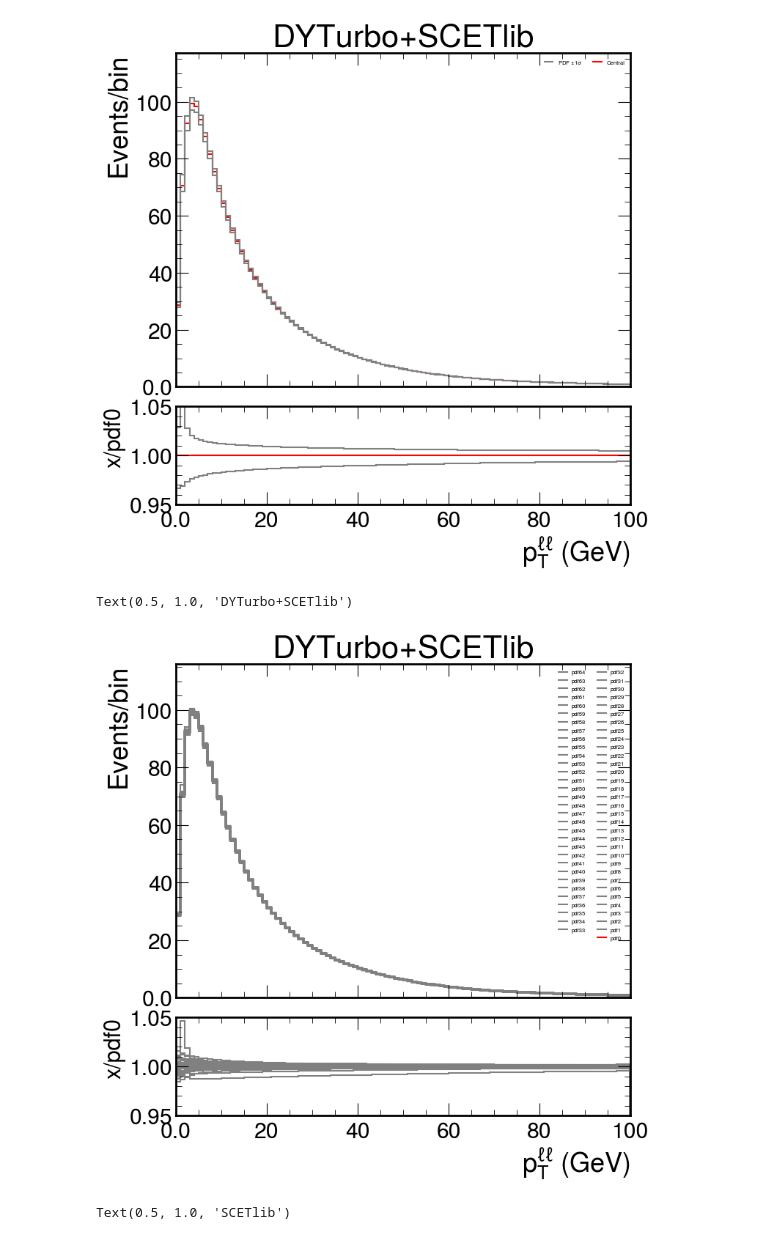
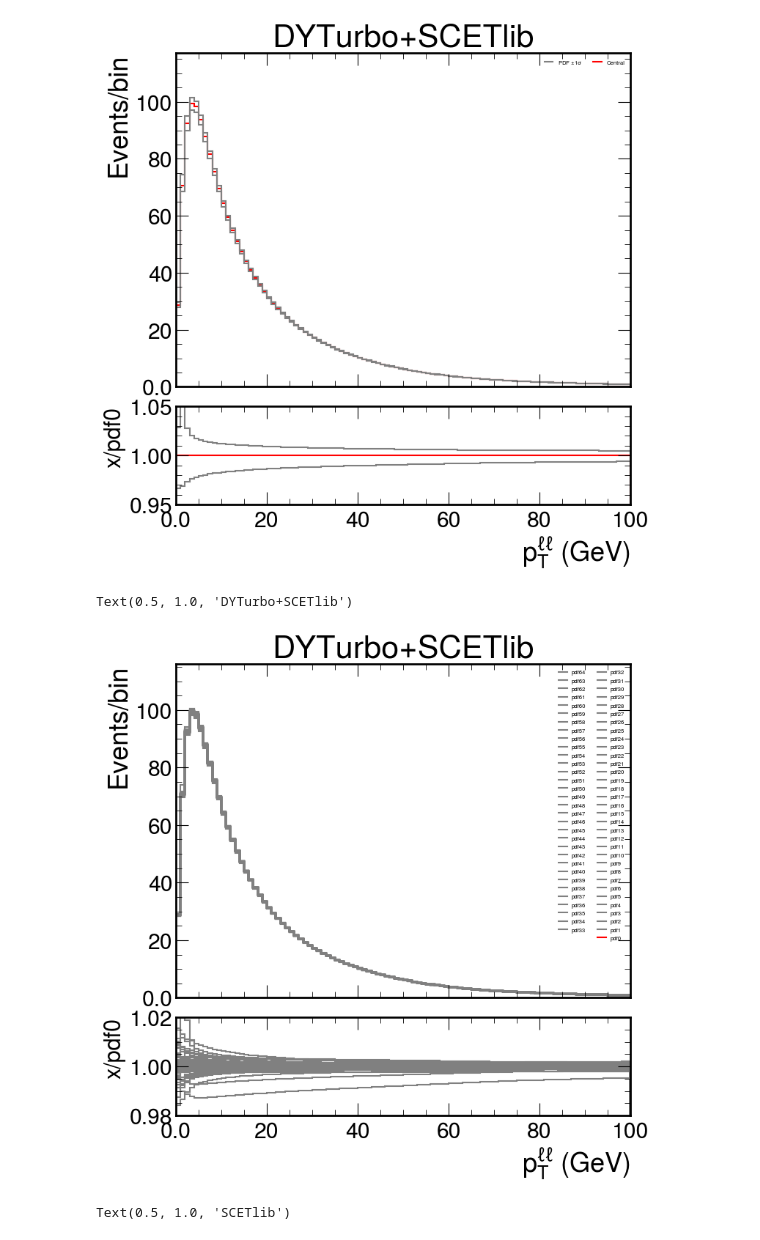
Before and after one commit to bendavid/WRemnants, a Jupyter notebook: notebooks/CompareCorrections.ipynb, the cells around one changed output. Drawn from its saved outputs; the diff is of its cells as text; code cells hidden in the pictures.

```diff
--- a/notebooks/CompareCorrections.ipynb
+++ b/notebooks/CompareCorrections.ipynb
@@ -382,22 +382,22 @@ Text(0.5, 1.0, 'DYTurbo+SCETlib')
 # %%
 fig = plot_tools.makePlotWithRatioToRef(
             [
                 dyturbo_scetlib_pdf[{"vars" : x}].project("qT") for x in dyturbo_scetlib_pdf.axes["vars"]
             ],
             labels=list(dyturbo_scetlib_pdf.axes["vars"]),
             colors=["red"]+(["grey"]*len(dyturbo_scetlib_pdf.axes["vars"]))[:-1],
             #linestyles=["solid", "solid", "solid", "dashed", "dashdot", "solid", "solid"],
             xlabel=r"$p_{T}^{\ell\ell}$ (GeV)",
             ylabel="Events/bin",
             rlabel="x/pdf0",
             legtext_size=8,
-            rrange=[0.95, 1.05],
+            rrange=[0.98, 1.02],
             yscale=1.1,
             xlim=None, binwnorm=1.0, baseline=True)
 fig.get_axes()[0].set_title("DYTurbo+SCETlib")
 # %% [output]
 Text(0.5, 1.0, 'DYTurbo+SCETlib')
-[figure, old version]
+[figure, new version]
 # %%
 fig = plot_tools.makePlotWithRatioToRef(
             [
```
Also changed, not shown: parts of 26 cells of this notebook, 3 other files.
